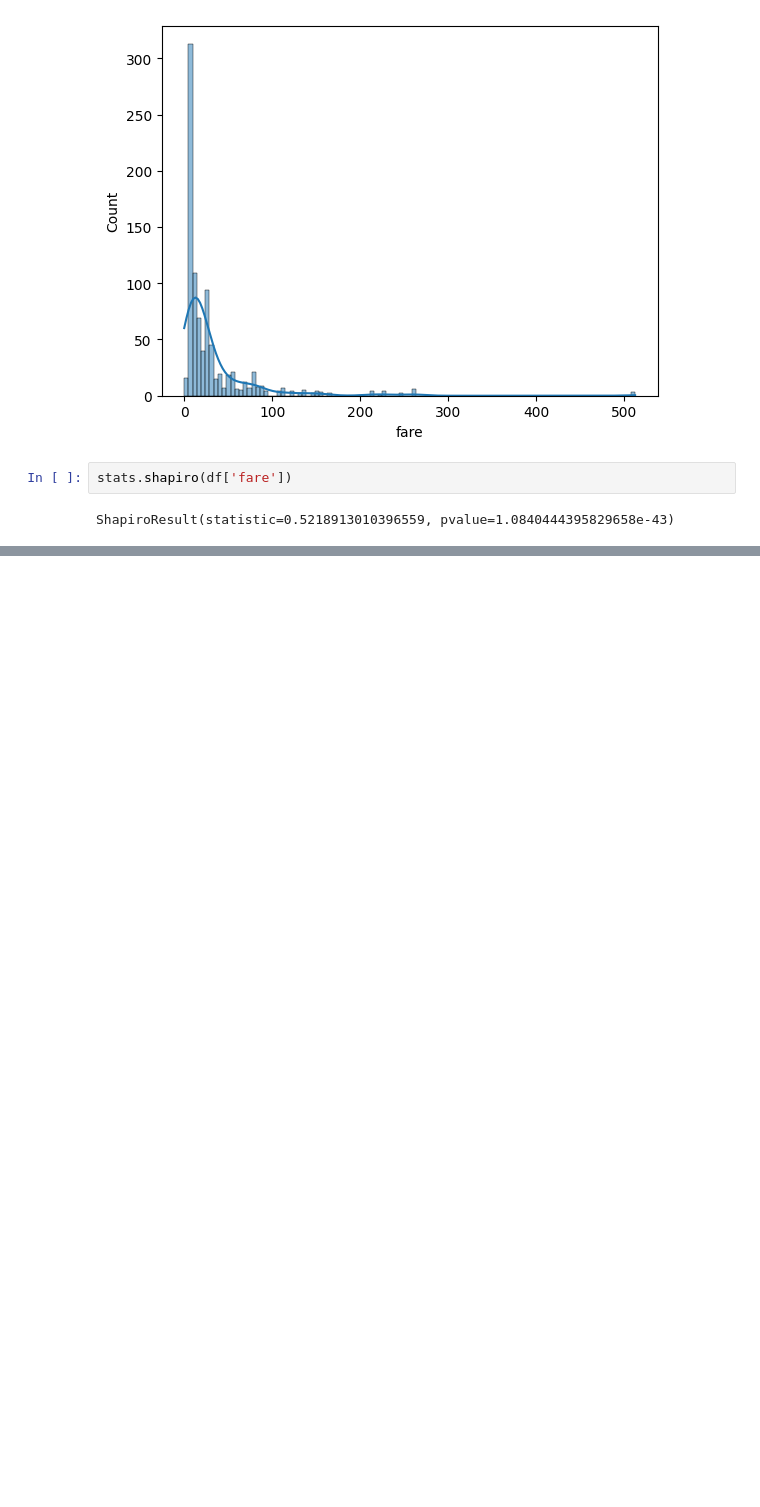
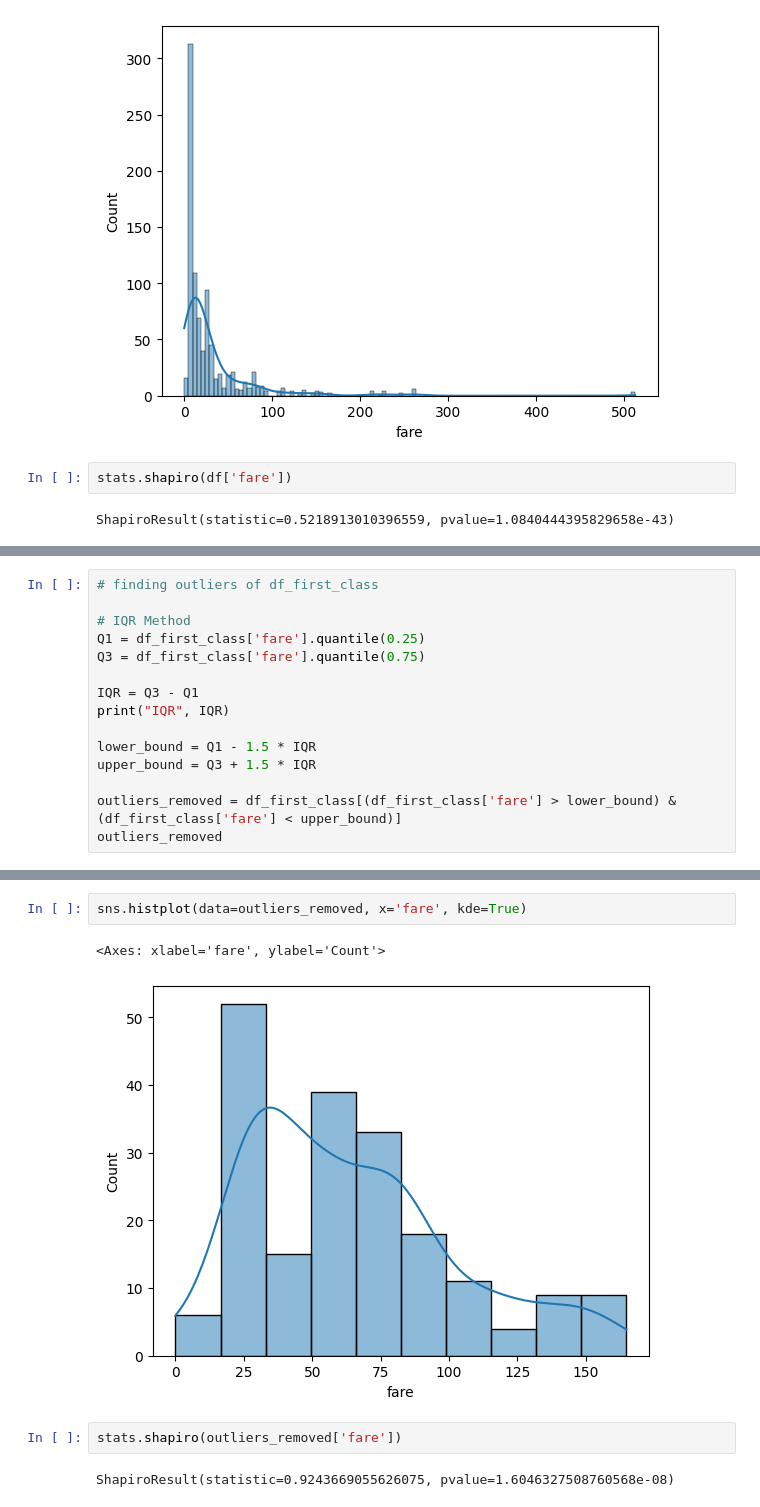
Before and after one commit to gak92/pkc2023, a Jupyter notebook: day_14/06_eda.ipynb, the cells around one changed output, grey strips where cells are left out. Drawn from its saved outputs; the diff is of its cells as text; blank space fills up the shorter version.

```diff
--- a/day_14/06_eda.ipynb
+++ b/day_14/06_eda.ipynb
@@ -163,0 +211,15 @@ ShapiroResult(statistic=0.5218913010396559, pvalue=1.0840444395829658e-43)
+# %%
+# finding outliers of df_first_class
+
+# IQR Method
+Q1 = df_first_class['fare'].quantile(0.25)
+Q3 = df_first_class['fare'].quantile(0.75)
+
+IQR = Q3 - Q1
+print("IQR", IQR)
+
+lower_bound = Q1 - 1.5 * IQR
+upper_bound = Q3 + 1.5 * IQR
+
+outliers_removed = df_first_class[(df_first_class['fare'] > lower_bound) & (df_first_class['fare'] < upper_bound)]
+outliers_removed
@@ -163,0 +241,9 @@ ShapiroResult(statistic=0.5218913010396559, pvalue=1.0840444395829658e-43)
+# %%
+sns.histplot(data=outliers_removed, x='fare', kde=True)
+# %% [output]
+<Axes: xlabel='fare', ylabel='Count'>
+[figure, added]
+# %%
+stats.shapiro(outliers_removed['fare'])
+# %% [output]
+ShapiroResult(statistic=0.9243669055626075, pvalue=1.6046327508760568e-08)
```
Also changed, not shown: parts of 13 cells of this notebook.
